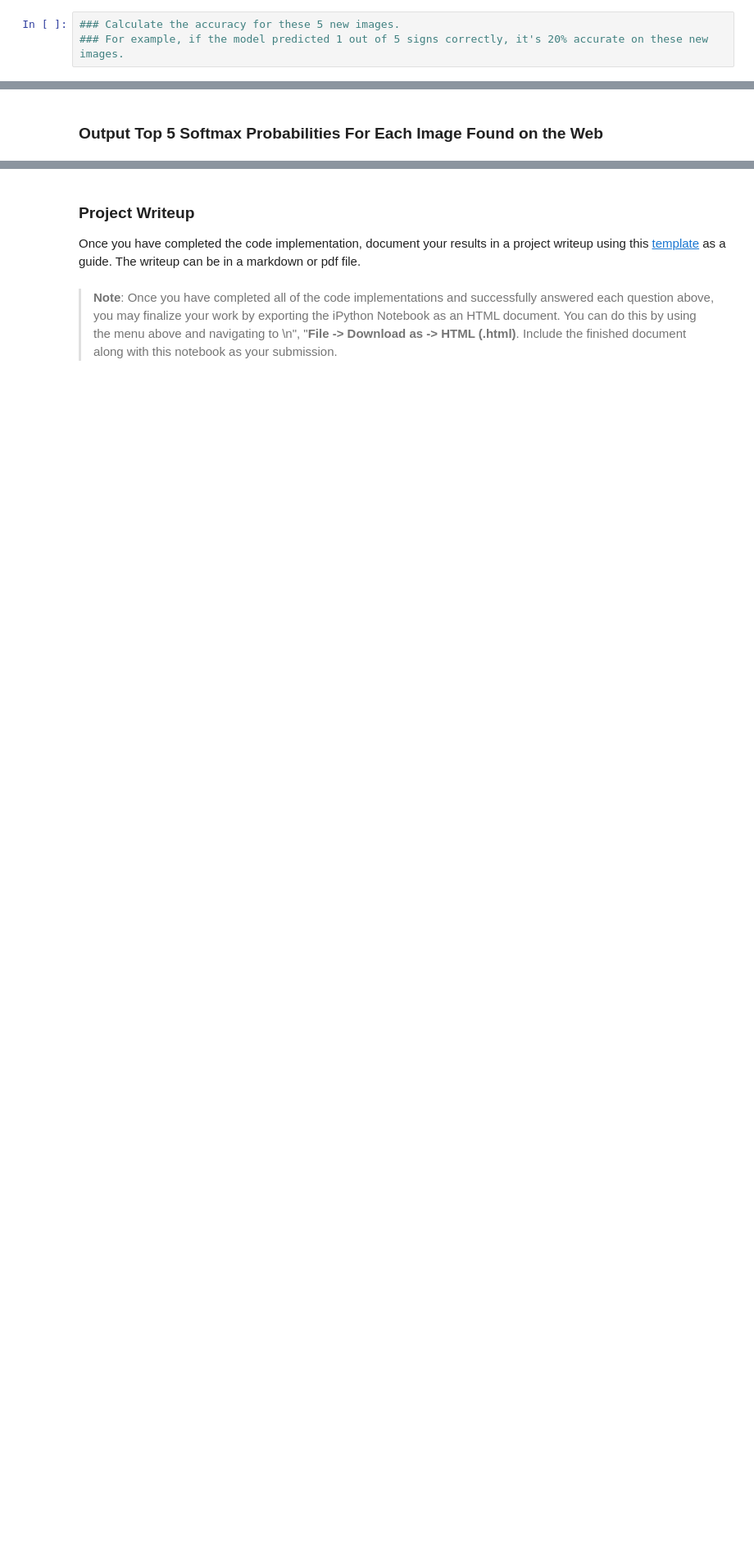
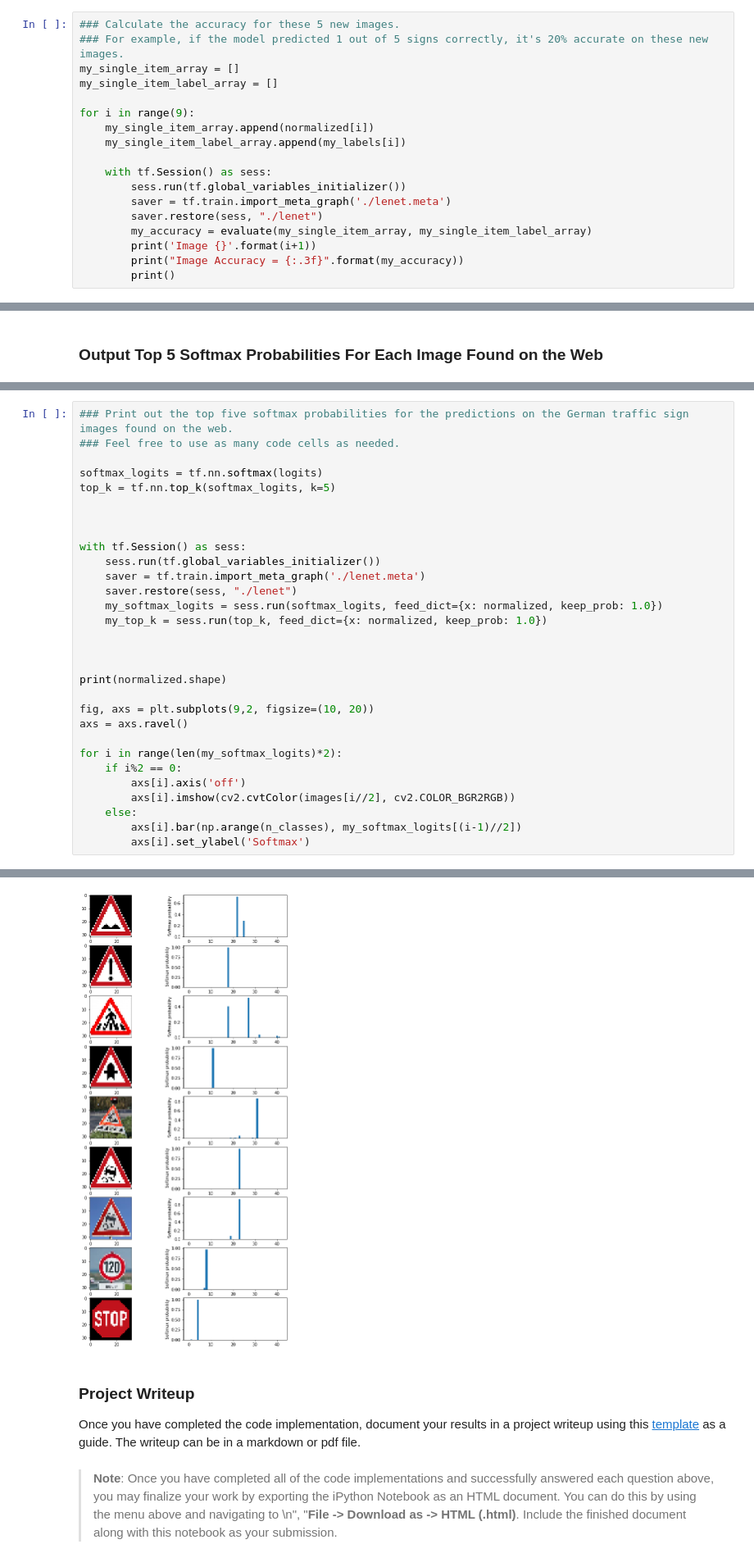
Before and after one commit to osaidz/CarND-Traffic-Sign-Classifier-Project-master, a Jupyter notebook: Traffic_Sign_Classifier.ipynb, the cells around one changed output, grey strips where cells are left out. Shown at 82% size. Drawn from its saved outputs; the diff is of its cells as text; blank space fills up the shorter version.

```diff
--- a/Traffic_Sign_Classifier.ipynb
+++ b/Traffic_Sign_Classifier.ipynb
@@ -458,3 +547,18 @@ You may find `signnames.csv` useful as it contains mappings from the class id (i
 # %%
 ### Calculate the accuracy for these 5 new images.
 ### For example, if the model predicted 1 out of 5 signs correctly, it's 20% accurate on these new images.
+my_single_item_array = []
+my_single_item_label_array = []
+
+for i in range(9):
+    my_single_item_array.append(normalized[i])
+    my_single_item_label_array.append(my_labels[i])
+
+    with tf.Session() as sess:
+        sess.run(tf.global_variables_initializer())
+        saver = tf.train.import_meta_graph('./lenet.meta')
+        saver.restore(sess, "./lenet")
+        my_accuracy = evaluate(my_single_item_array, my_single_item_label_array)
+        print('Image {}'.format(i+1))
+        print("Image Accuracy = {:.3f}".format(my_accuracy))
+        print()
@@ -503,0 +632,31 @@ Looking just at the first row we get `[ 0.34763842,  0.24879643,  0.12789202]`,
+# %%
+### Print out the top five softmax probabilities for the predictions on the German traffic sign images found on the web.
+### Feel free to use as many code cells as needed.
+
+softmax_logits = tf.nn.softmax(logits)
+top_k = tf.nn.top_k(softmax_logits, k=5)
+
+
+
+with tf.Session() as sess:
+    sess.run(tf.global_variables_initializer())
+    saver = tf.train.import_meta_graph('./lenet.meta')
+    saver.restore(sess, "./lenet")
+    my_softmax_logits = sess.run(softmax_logits, feed_dict={x: normalized, keep_prob: 1.0})
+    my_top_k = sess.run(top_k, feed_dict={x: normalized, keep_prob: 1.0})
+
+
+
+print(normalized.shape)
+
+fig, axs = plt.subplots(9,2, figsize=(10, 20))
+axs = axs.ravel()
+
+for i in range(len(my_softmax_logits)*2):
+    if i%2 == 0:
+        axs[i].axis('off')
+        axs[i].imshow(cv2.cvtColor(images[i//2], cv2.COLOR_BGR2RGB))
+    else:
+        axs[i].bar(np.arange(n_classes), my_softmax_logits[(i-1)//2])
+        axs[i].set_ylabel('Softmax')
+# %% [output]
@@ -504,3 +665,4 @@ Looking just at the first row we get `[ 0.34763842,  0.24879643,  0.12789202]`,
+[figure, added]
 # %% [markdown]
 ### Project Writeup
 
```
Also changed, not shown: parts of 39 cells of this notebook, 15 other files.
